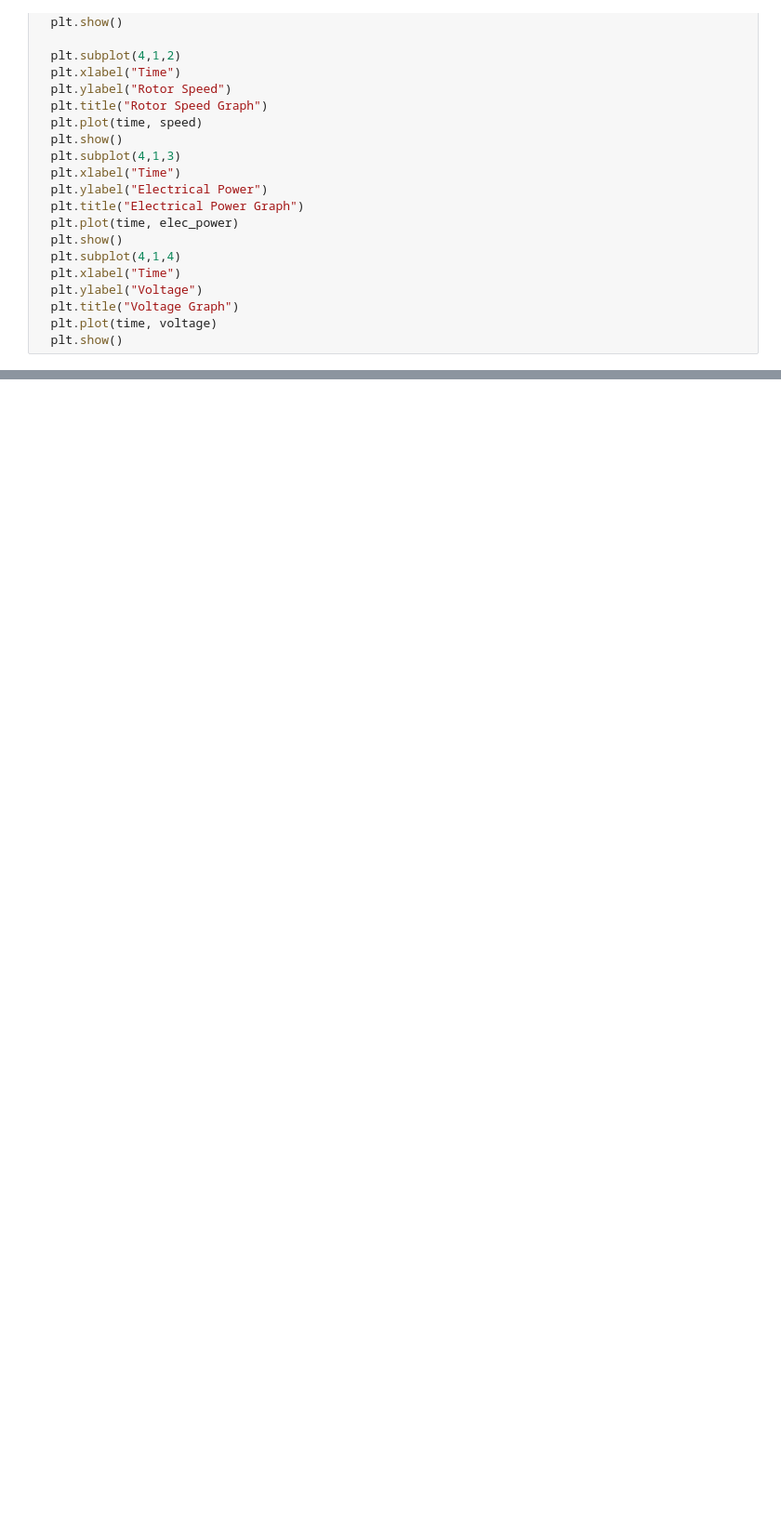
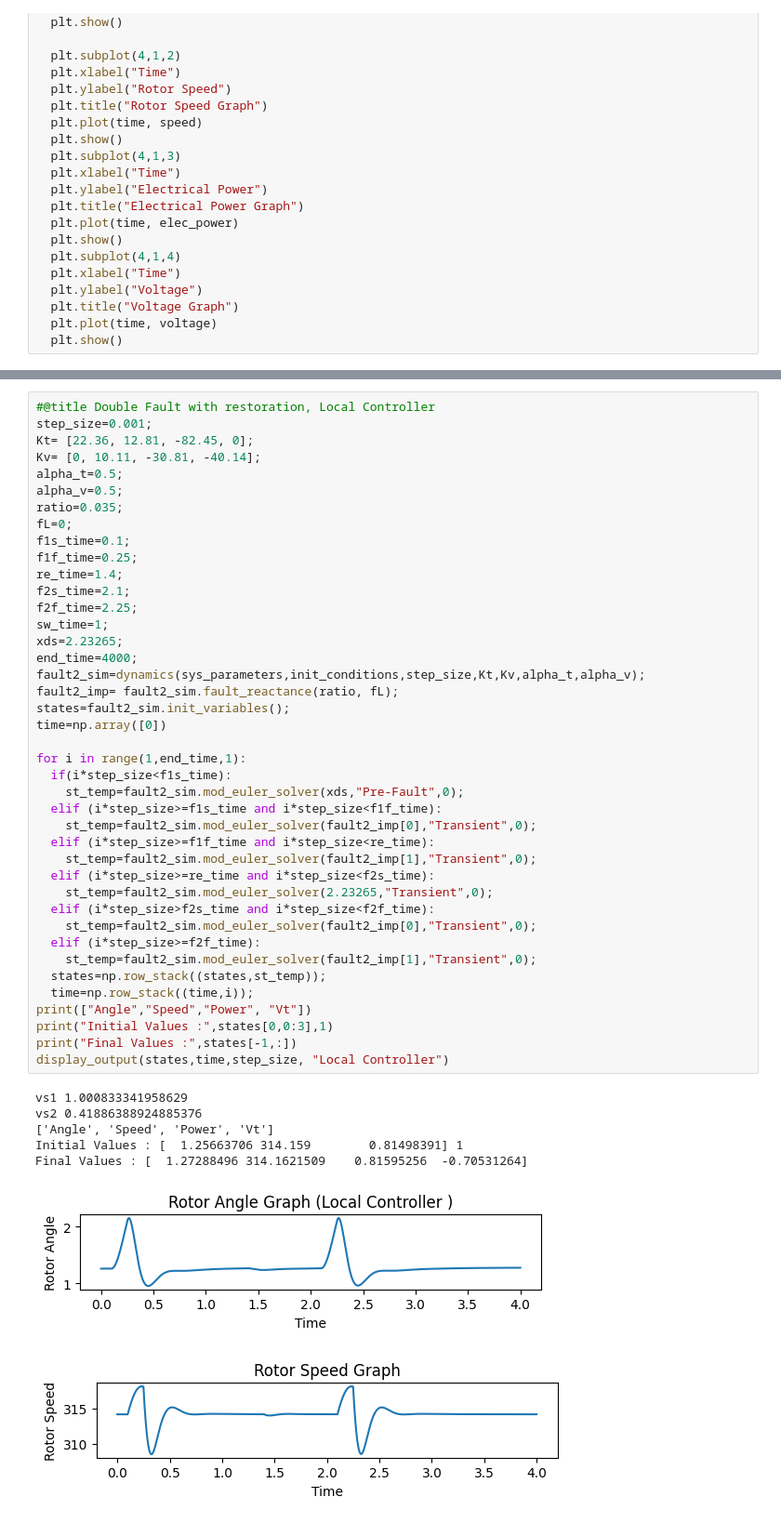
Before and after one commit to shabansatti/Global-Controller-for-Transient-Stability-and-Voltage-Regulation, a Jupyter notebook: Global_Controller.ipynb, the cells around one changed output, grey strips where cells are left out. Shown: that part at 93% size. Drawn from its saved outputs; the diff is of its cells as text; blank space fills up the shorter version.

```diff
--- a/Global_Controller.ipynb
+++ b/Global_Controller.ipynb
@@ -348,3 +374,52 @@ display_output(states,time,step_size, "Global Controller")
 [figure]
 [figure]
 [figure]
+# %%
+#@title Double Fault with restoration, Local Controller
+step_size=0.001;
+Kt= [22.36, 12.81, -82.45, 0];
+Kv= [0, 10.11, -30.81, -40.14];
+alpha_t=0.5;
+alpha_v=0.5;
+ratio=0.035;
+fL=0;
+f1s_time=0.1;
+f1f_time=0.25;
+re_time=1.4;
+f2s_time=2.1;
+f2f_time=2.25;
+sw_time=1;
+xds=2.23265;
+end_time=4000;
+fault2_sim=dynamics(sys_parameters,init_conditions,step_size,Kt,Kv,alpha_t,alpha_v);
+fault2_imp= fault2_sim.fault_reactance(ratio, fL);
+states=fault2_sim.init_variables();
+time=np.array([0])
+
+for i in range(1,end_time,1):
+  if(i*step_size<f1s_time):
+    st_temp=fault2_sim.mod_euler_solver(xds,"Pre-Fault",0);
+  elif (i*step_size>=f1s_time and i*step_size<f1f_time):
+    st_temp=fault2_sim.mod_euler_solver(fault2_imp[0],"Transient",0);
+  elif (i*step_size>=f1f_time and i*step_size<re_time):
+    st_temp=fault2_sim.mod_euler_solver(fault2_imp[1],"Transient",0);
+  elif (i*step_size>=re_time and i*step_size<f2s_time):
+    st_temp=fault2_sim.mod_euler_solver(2.23265,"Transient",0);
+  elif (i*step_size>f2s_time and i*step_size<f2f_time):
+    st_temp=fault2_sim.mod_euler_solver(fault2_imp[0],"Transient",0);
+  elif (i*step_size>=f2f_time):
+    st_temp=fault2_sim.mod_euler_solver(fault2_imp[1],"Transient",0);
+  states=np.row_stack((states,st_temp));
+  time=np.row_stack((time,i));
+print(["Angle","Speed","Power", "Vt"])
+print("Initial Values :",states[0,0:3],1)
+print("Final Values :",states[-1,:])
+display_output(states,time,step_size, "Local Controller")
+# %% [output]
+vs1 1.000833341958629
+vs2 0.41886388924885376
+['Angle', 'Speed', 'Power', 'Vt']
+Initial Values : [  1.25663706 314.159        0.81498391] 1
+Final Values : [  1.27288496 314.1621509    0.81595256  -0.70531264]
+[figure, added]
+[figure, added]
```
Also changed, not shown: parts of 7 cells of this notebook.
